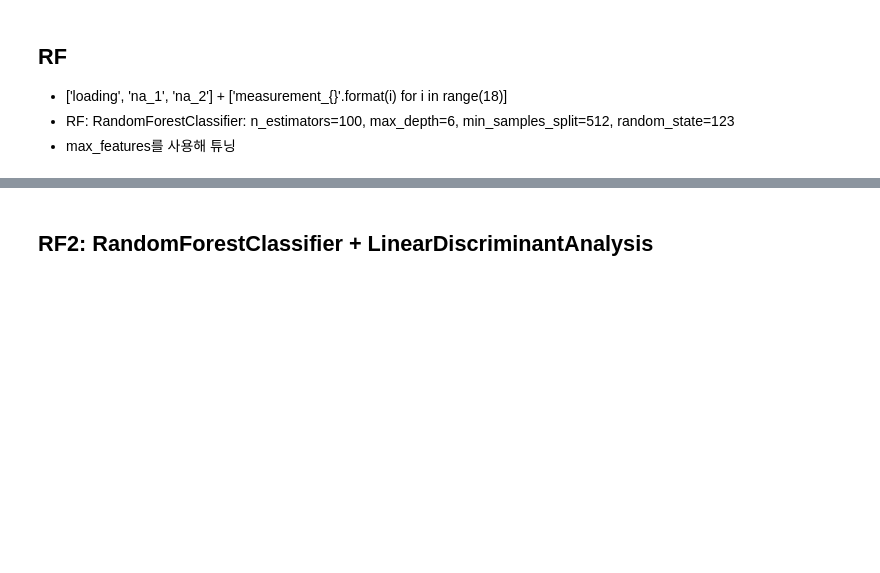
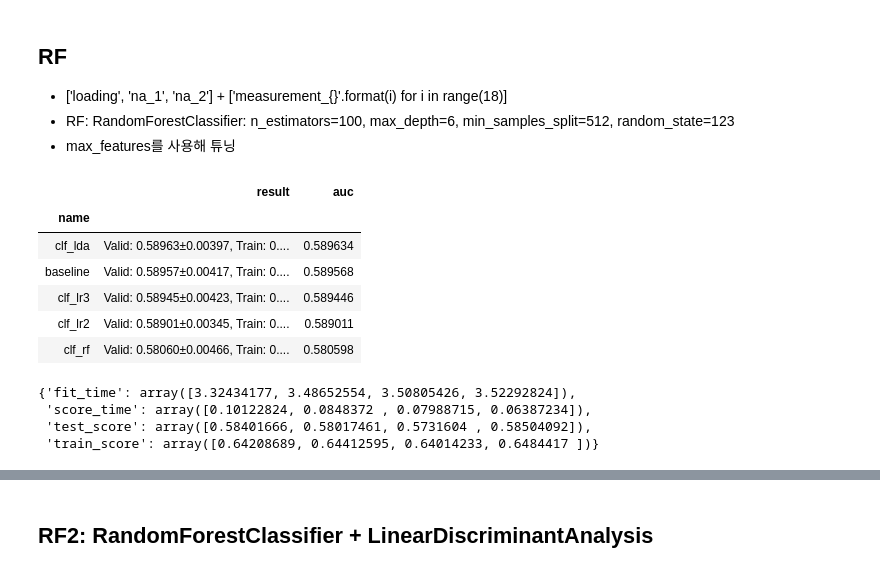
Before and after one commit to sunkusun9/DS_lv3_2509_1, a Jupyter notebook: sec_ds_lv3_prob1_kaggle.ipynb, the cells around one changed output, grey strips where cells are left out. Cells and saved outputs as stored; diff of their text form; code cells hidden in the pictures; blank space fills up the shorter version.

```diff
--- a/sec_ds_lv3_prob1_kaggle.ipynb
+++ b/sec_ds_lv3_prob1_kaggle.ipynb
@@ -180,0 +165,3 @@ df_test['loading_log'] = np.log(df_test['loading'])
+# %%
+X_all = df_test.columns.tolist()
+np.array(X_all)
@@ -238,3 +437,28 @@ LDA + Baseline
 - ['loading', 'na_1', 'na_2'] + ['measurement_{}'.format(i) for i in range(18)]
 - RF: RandomForestClassifier: n_estimators=100, max_depth=6, min_samples_split=512, random_state=123
 - max_features를 사용해 튜닝
+# %%
+from sklearn.ensemble import RandomForestClassifier
+
+ct = ColumnTransformer([
+    ('pt', 'passthrough', ['loading', 'na_1', 'na_2'] + ['measurement_{}'.format(i) for i in range(18)])
+])
+clf_rf = make_pipeline(
+    ct, RandomForestClassifier(
+        n_estimators=100, max_depth=6, min_samples_split=512, random_state=123
+    )
+)
+
+eval_model('clf_rf', clf_rf)
+# %% [output]
+|  | result | auc |
+| name |  |  |
+| clf_lda | Valid: 0.58963±0.00397, Train: 0.... | 0.589634 |
+| baseline | Valid: 0.58957±0.00417, Train: 0.... | 0.589568 |
+| clf_lr3 | Valid: 0.58945±0.00423, Train: 0.... | 0.589446 |
+| clf_lr2 | Valid: 0.58901±0.00345, Train: 0.... | 0.589011 |
+| clf_rf | Valid: 0.58060±0.00466, Train: 0.... | 0.580598 |
+{'fit_time': array([3.32434177, 3.48652554, 3.50805426, 3.52292824]),
+ 'score_time': array([0.10122824, 0.0848372 , 0.07988715, 0.06387234]),
+ 'test_score': array([0.58401666, 0.58017461, 0.5731604 , 0.58504092]),
+ 'train_score': array([0.64208689, 0.64412595, 0.64014233, 0.6484417 ])}
```
Also changed, not shown: parts of 29 cells of this notebook.
